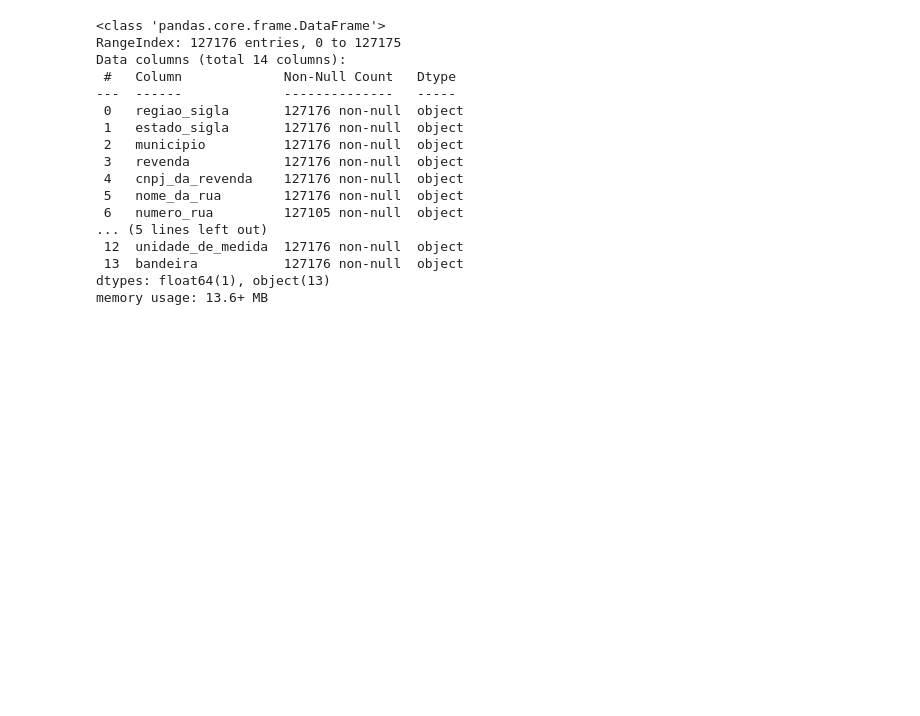
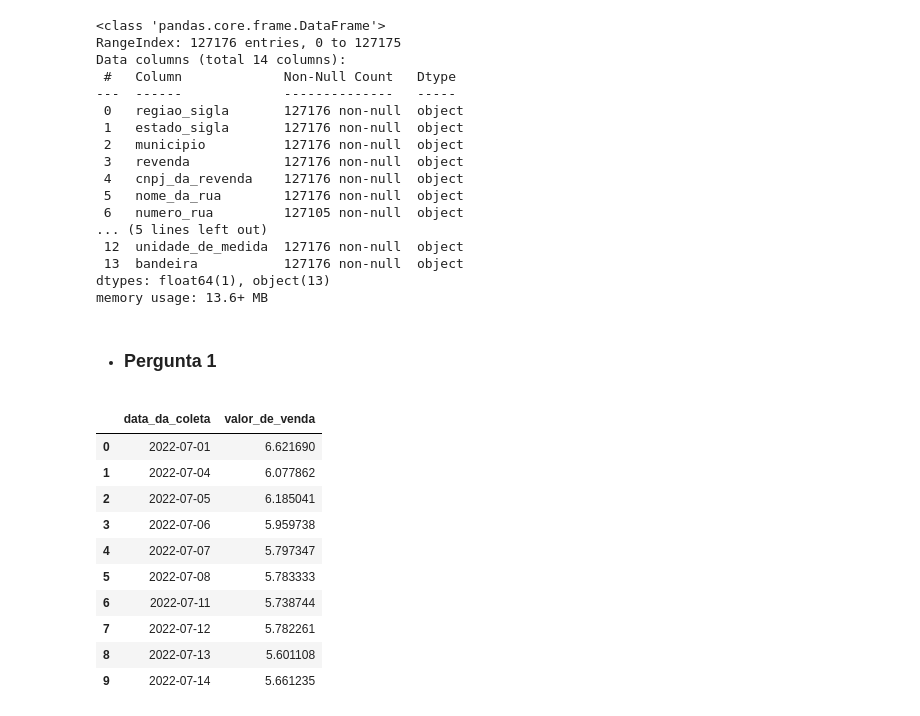
Before and after one commit to lucasCanella/Projeto-modulo-4, a Jupyter notebook: limpeza_adequacao_dados.ipynb, the cells around one changed output. Cells and saved outputs as stored; diff of their text form; code cells hidden in the pictures; blank space fills up the shorter version.

Commit message:
Adição da primeira e segunda pergunta.
Perguntas adicionadas + correções;

```diff
--- a/limpeza_adequacao_dados.ipynb
+++ b/limpeza_adequacao_dados.ipynb
@@ -263,3 +263,23 @@ Data columns (total 14 columns):
  13  bandeira           127176 non-null  object
 dtypes: float64(1), object(13)
 memory usage: 13.6+ MB
+# %% [markdown]
+* ### Pergunta 1
+# %%
+venda_por_data_gasolina_aditivada = dados_brutos.loc[dados_brutos['produto'] == 'GASOLINA ADITIVADA'].groupby(['data_da_coleta'])['valor_de_venda'].mean().reset_index()
+venda_por_data_gasolina = dados_brutos.loc[dados_brutos['produto'] == 'GASOLINA'].groupby(['data_da_coleta'])['valor_de_venda'].mean().reset_index()
+venda_por_data_etanol = dados_brutos.loc[dados_brutos['produto'] == 'ETANOL'].groupby(['data_da_coleta'])['valor_de_venda'].mean().reset_index()
+venda_por_data = dados_brutos.groupby(['data_da_coleta'])['valor_de_venda'].mean().reset_index()
+venda_por_data.head(10)
+# %% [output]
+|  | data_da_coleta | valor_de_venda |
+| 0 | 2022-07-01 | 6.621690 |
+| 1 | 2022-07-04 | 6.077862 |
+| 2 | 2022-07-05 | 6.185041 |
+| 3 | 2022-07-06 | 5.959738 |
+| 4 | 2022-07-07 | 5.797347 |
+| 5 | 2022-07-08 | 5.783333 |
+| 6 | 2022-07-11 | 5.738744 |
+| 7 | 2022-07-12 | 5.782261 |
+| 8 | 2022-07-13 | 5.601108 |
+| 9 | 2022-07-14 | 5.661235 |
```
Also changed, not shown: parts of 15 cells of this notebook.
